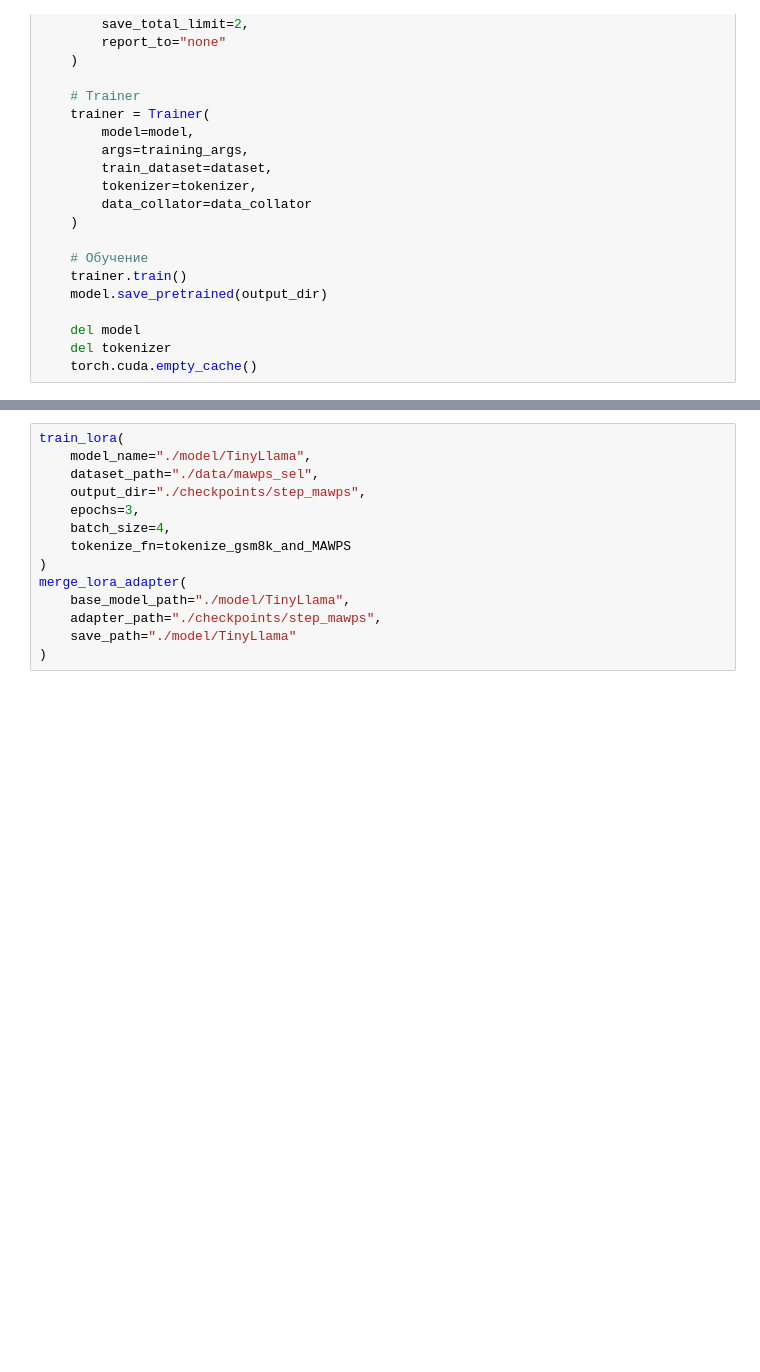
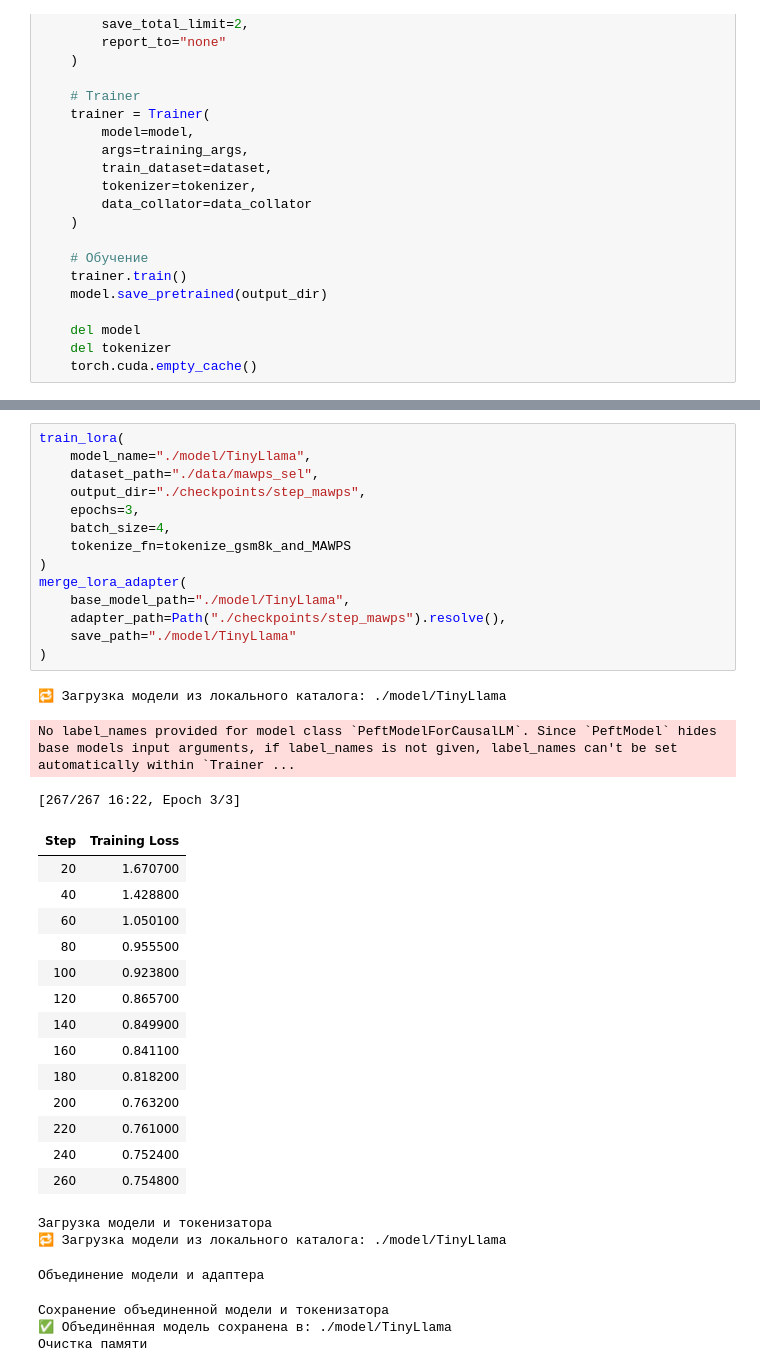
Before and after one commit to Mister-0-Zero/fine_tuning_model_for_AI_bot, a Jupyter notebook: post_training_model.ipynb, the cells around one changed output, grey strips where cells are left out. Drawn from its saved outputs; the diff is of its cells as text; blank space fills up the shorter version.

```diff
--- a/post_training_model.ipynb
+++ b/post_training_model.ipynb
@@ -344,17 +368,41 @@ merge_lora_adapter(
 # %%
 train_lora(
     model_name="./model/TinyLlama",
     dataset_path="./data/mawps_sel",
     output_dir="./checkpoints/step_mawps",
     epochs=3,
     batch_size=4,
     tokenize_fn=tokenize_gsm8k_and_MAWPS
 )
 merge_lora_adapter(
     base_model_path="./model/TinyLlama",
-    adapter_path="./checkpoints/step_mawps",
+    adapter_path=Path("./checkpoints/step_mawps").resolve(),
     save_path="./model/TinyLlama"
 )
+# %% [output]
+🔁 Загрузка модели из локального каталога: ./model/TinyLlama
+No label_names provided for model class `PeftModelForCausalLM`. Since `PeftModel` hides base models input arguments, if label_names is not given, label_names can't be set automatically within `Trainer ...
+[267/267 16:22, Epoch 3/3]
+| Step | Training Loss |
+| 20 | 1.670700 |
+| 40 | 1.428800 |
+| 60 | 1.050100 |
+| 80 | 0.955500 |
+| 100 | 0.923800 |
+| 120 | 0.865700 |
+| 140 | 0.849900 |
+| 160 | 0.841100 |
+| 180 | 0.818200 |
+| 200 | 0.763200 |
+| 220 | 0.761000 |
+| 240 | 0.752400 |
+| 260 | 0.754800 |
+Загрузка модели и токенизатора
+🔁 Загрузка модели из локального каталога: ./model/TinyLlama
+Объединение модели и адаптера
+Сохранение объединенной модели и токенизатора
+✅ Объединённая модель сохранена в: ./model/TinyLlama
+Очистка памяти
 # %%
 train_lora(
     model_name="./model/TinyLlama",
```
Also changed, not shown: parts of 7 cells of this notebook.
